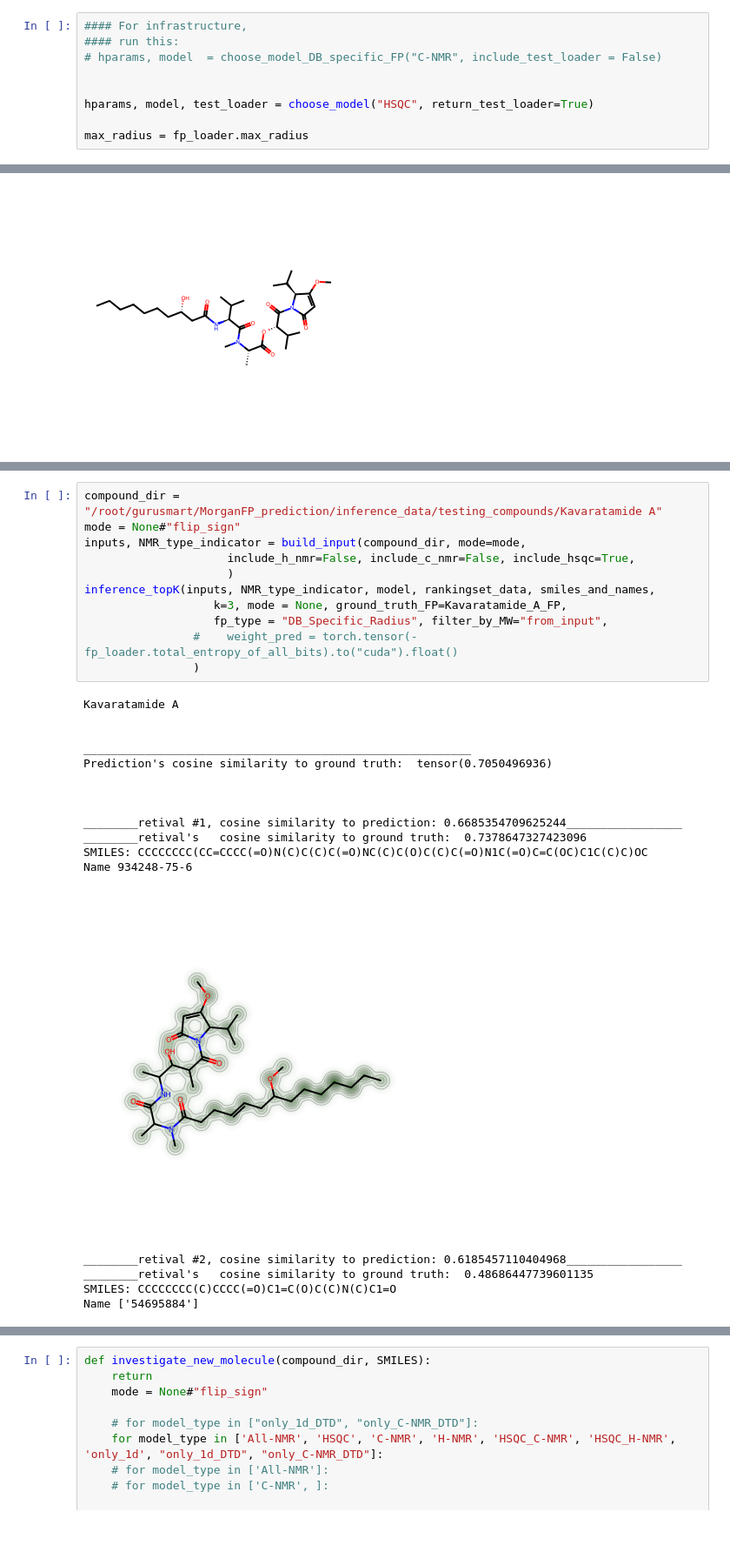
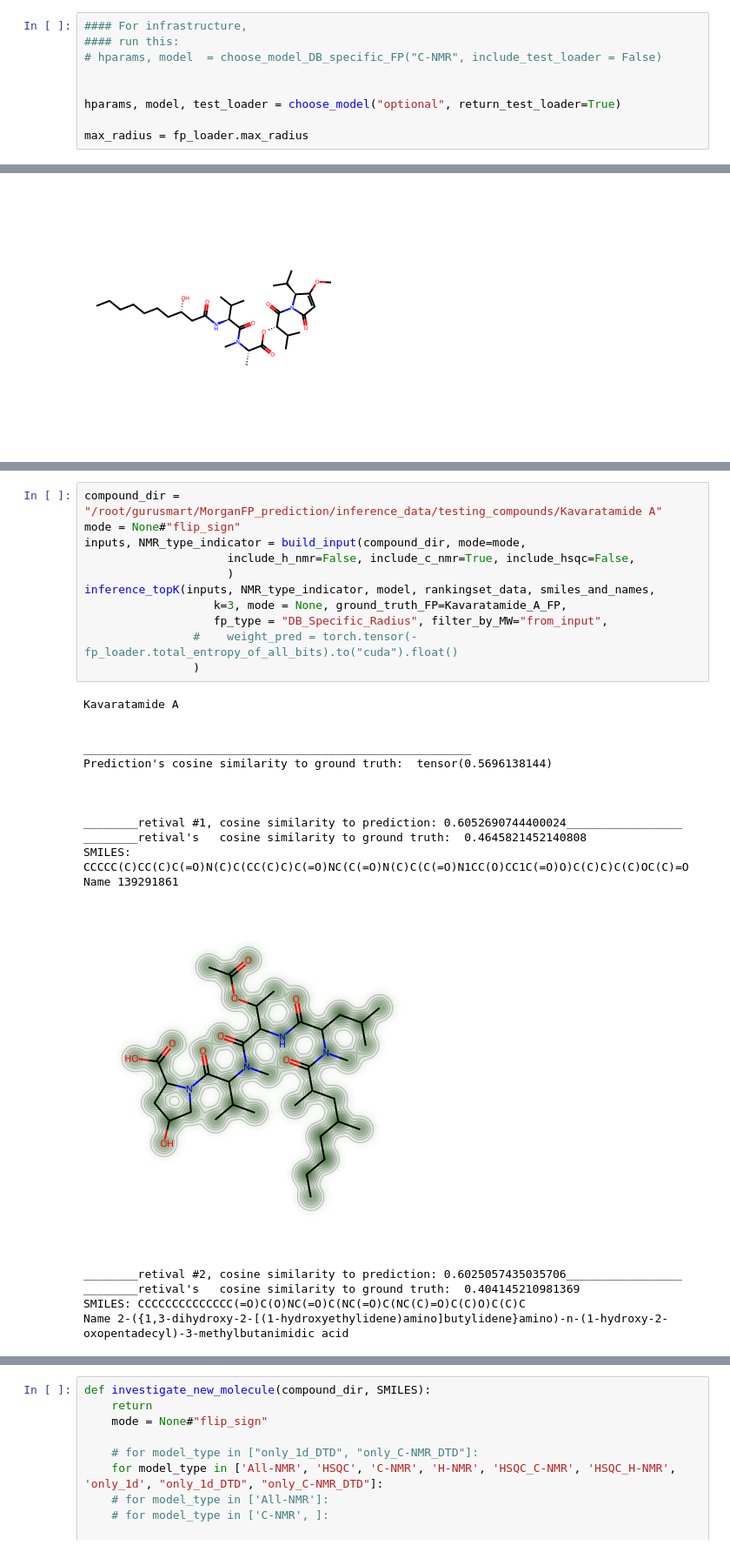
Before and after one commit to xwd0418/Spectre, a Jupyter notebook: inference/inference_with_unique_FP.ipynb, the cells around one changed output, grey strips where cells are left out. Shown at 87% size. Cells and saved outputs as stored; diff of their text form.

```diff
--- a/inference/inference_with_unique_FP.ipynb
+++ b/inference/inference_with_unique_FP.ipynb
@@ -51,7 +58,7 @@ from utils.get_NP_class import get_superclass_and_glycoside
 # hparams, model  = choose_model_DB_specific_FP("C-NMR", include_test_loader = False)
 
 
-hparams, model, test_loader = choose_model("HSQC", return_test_loader=True)
+hparams, model, test_loader = choose_model("optional", return_test_loader=True)
 
 max_radius = fp_loader.max_radius
 # %% [output]
@@ -233,29 +240,29 @@ Name dysideapyrrolidone
 # %%
 compound_dir = "/root/gurusmart/MorganFP_prediction/inference_data/testing_compounds/Kavaratamide A"
 mode = None#"flip_sign"
 inputs, NMR_type_indicator = build_input(compound_dir, mode=mode,
-                     include_h_nmr=False, include_c_nmr=False, include_hsqc=True,
+                     include_h_nmr=False, include_c_nmr=True, include_hsqc=False,
                      )
 inference_topK(inputs, NMR_type_indicator, model, rankingset_data, smiles_and_names,
                    k=3, mode = None, ground_truth_FP=Kavaratamide_A_FP,
                    fp_type = "DB_Specific_Radius", filter_by_MW="from_input",
                 #    weight_pred = torch.tensor(-fp_loader.total_entropy_of_all_bits).to("cuda").float()
                 )
 # %% [output]
 Kavaratamide A
 
 
 _________________________________________________________
-Prediction's cosine similarity to ground truth:  tensor(0.7050496936)
+Prediction's cosine similarity to ground truth:  tensor(0.5696138144)
 
 
 
-________retival #1, cosine similarity to prediction: 0.6685354709625244_________________
-________retival's   cosine similarity to ground truth:  0.7378647327423096
-SMILES: CCCCCCCC(CC=CCCC(=O)N(C)C(C)C(=O)NC(C)C(O)C(C)C(=O)N1C(=O)C=C(OC)C1C(C)C)OC
-Name 934248-75-6
+________retival #1, cosine similarity to prediction: 0.6052690744400024_________________
+________retival's   cosine similarity to ground truth:  0.4645821452140808
+SMILES: CCCCC(C)CC(C)C(=O)N(C)C(CC(C)C)C(=O)NC(C(=O)N(C)C(C(=O)N1CC(O)CC1C(=O)O)C(C)C)C(C)OC(C)=O
+Name 139291861
-[figure, old version]
+[figure, new version]
-________retival #2, cosine similarity to prediction: 0.6185457110404968_________________
-________retival's   cosine similarity to ground truth:  0.48686447739601135
-SMILES: CCCCCCCC(C)CCCC(=O)C1=C(O)C(C)N(C)C1=O
-Name ['54695884']
+________retival #2, cosine similarity to prediction: 0.6025057435035706_________________
+________retival's   cosine similarity to ground truth:  0.404145210981369
+SMILES: CCCCCCCCCCCCCC(=O)C(O)NC(=O)C(NC(=O)C(NC(C)=O)C(C)O)C(C)C
+Name 2-({1,3-dihydroxy-2-[(1-hydroxyethylidene)amino]butylidene}amino)-n-(1-hydroxy-2-oxopentadecyl)-3-methylbutanimidic acid
```
Also changed, not shown: parts of 7 cells of this notebook, 16 other files.
